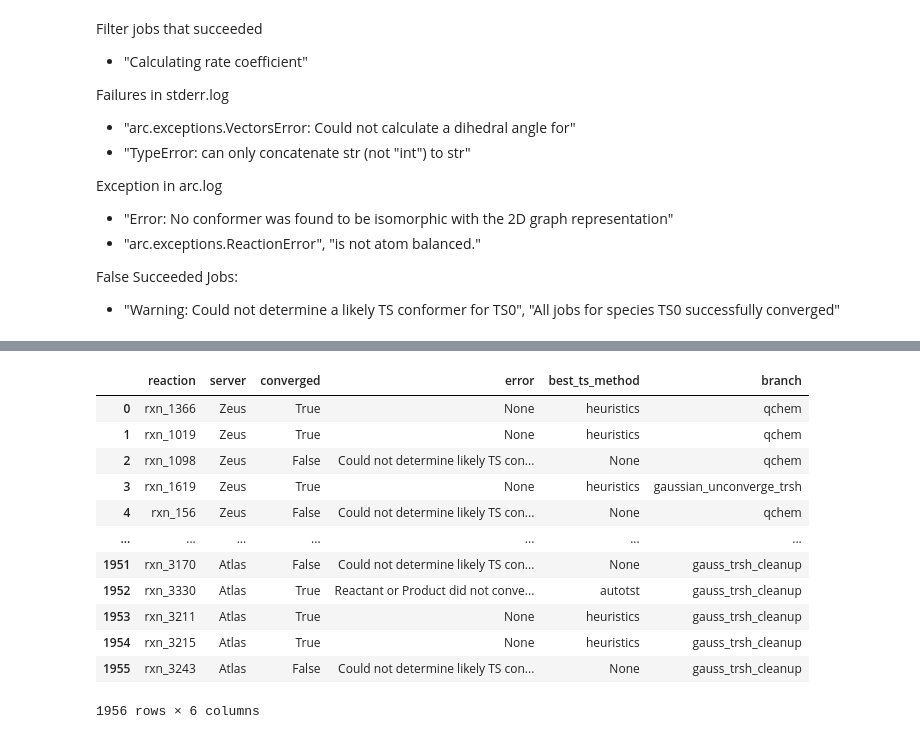
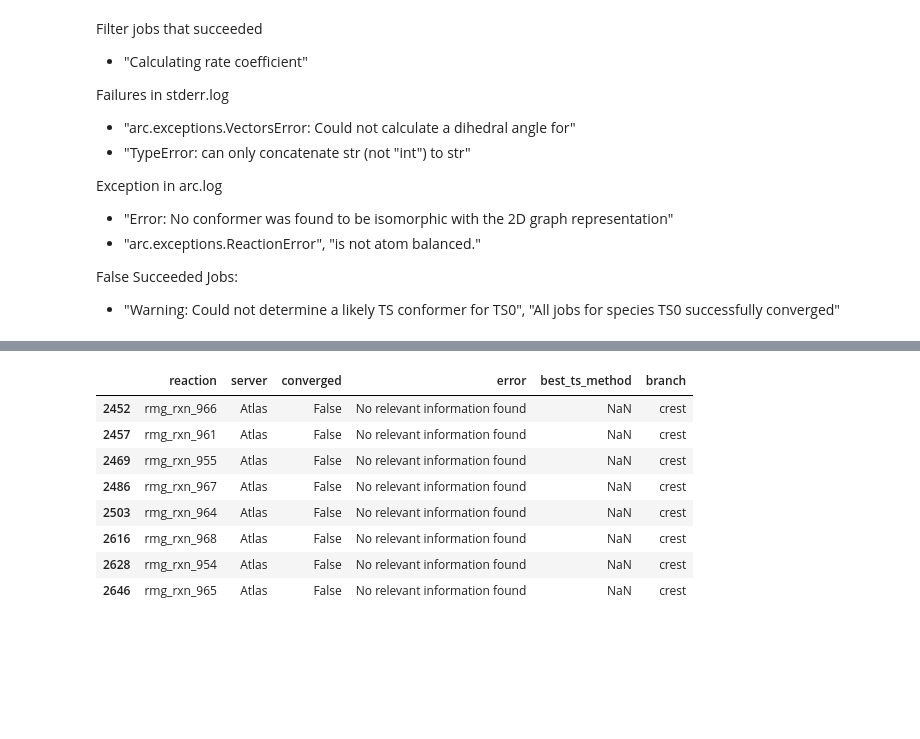
Before and after one commit to calvinp0/arc_analysis, a Jupyter notebook: arc_job_failure.ipynb, the cells around one changed output, grey strips where cells are left out. Saved outputs shown, nothing was run; the diff lists cells and outputs as text; code cells hidden in the pictures; blank space fills up the shorter version.

```diff
--- a/arc_job_failure.ipynb
+++ b/arc_job_failure.ipynb
@@ -141,19 +335,15 @@ reaction_data[reaction_data['converged'] == False & reaction_data['error'].isnul
-# %%
-reaction_data
-# %% [output]
-|  | reaction | server | converged | error | best_ts_method | branch |
-| 0 | rxn_1366 | Zeus | True | None | heuristics | qchem |
-| 1 | rxn_1019 | Zeus | True | None | heuristics | qchem |
-| 2 | rxn_1098 | Zeus | False | Could not determine likely TS con... | None | qchem |
-| 3 | rxn_1619 | Zeus | True | None | heuristics | gaussian_unconverge_trsh |
-| 4 | rxn_156 | Zeus | False | Could not determine likely TS con... | None | qchem |
-| ... | ... | ... | ... | ... | ... | ... |
-| 1951 | rxn_3170 | Atlas | False | Could not determine likely TS con... | None | gauss_trsh_cleanup |
-| 1952 | rxn_3330 | Atlas | True | Reactant or Product did not conve... | autotst | gauss_trsh_cleanup |
-| 1953 | rxn_3211 | Atlas | True | None | heuristics | gauss_trsh_cleanup |
-| 1954 | rxn_3215 | Atlas | True | None | heuristics | gauss_trsh_cleanup |
-| 1955 | rxn_3243 | Atlas | False | Could not determine likely TS con... | None | gauss_trsh_cleanup |
-1956 rows × 6 columns
+# %%
+reaction_data[reaction_data['error'] == 'No relevant information found']
+# %% [output]
+|  | reaction | server | converged | error | best_ts_method | branch |
+| 2452 | rmg_rxn_966 | Atlas | False | No relevant information found | NaN | crest |
+| 2457 | rmg_rxn_961 | Atlas | False | No relevant information found | NaN | crest |
+| 2469 | rmg_rxn_955 | Atlas | False | No relevant information found | NaN | crest |
+| 2486 | rmg_rxn_967 | Atlas | False | No relevant information found | NaN | crest |
+| 2503 | rmg_rxn_964 | Atlas | False | No relevant information found | NaN | crest |
+| 2616 | rmg_rxn_968 | Atlas | False | No relevant information found | NaN | crest |
+| 2628 | rmg_rxn_954 | Atlas | False | No relevant information found | NaN | crest |
+| 2646 | rmg_rxn_965 | Atlas | False | No relevant information found | NaN | crest |
 # %%
 reaction_data
 # Count False in converged column
```
Also changed, not shown: parts of 12 cells of this notebook, 2 other files.
